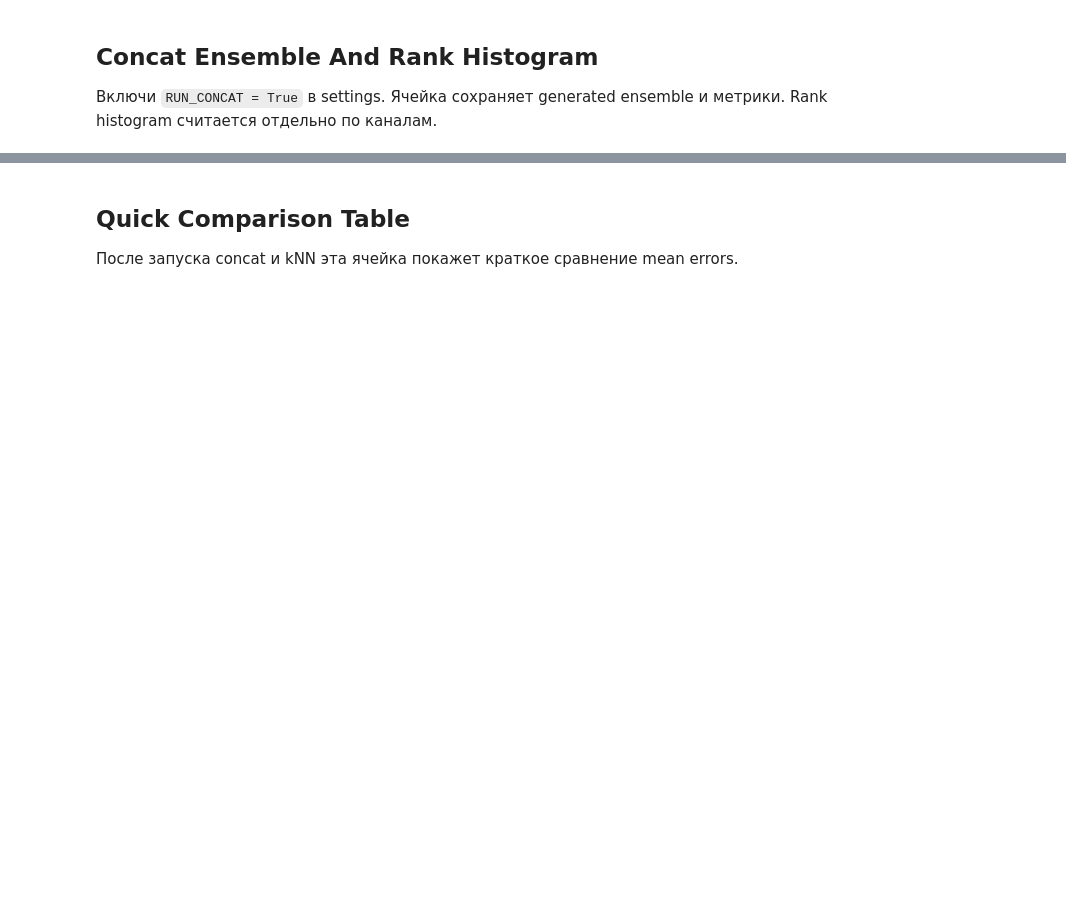
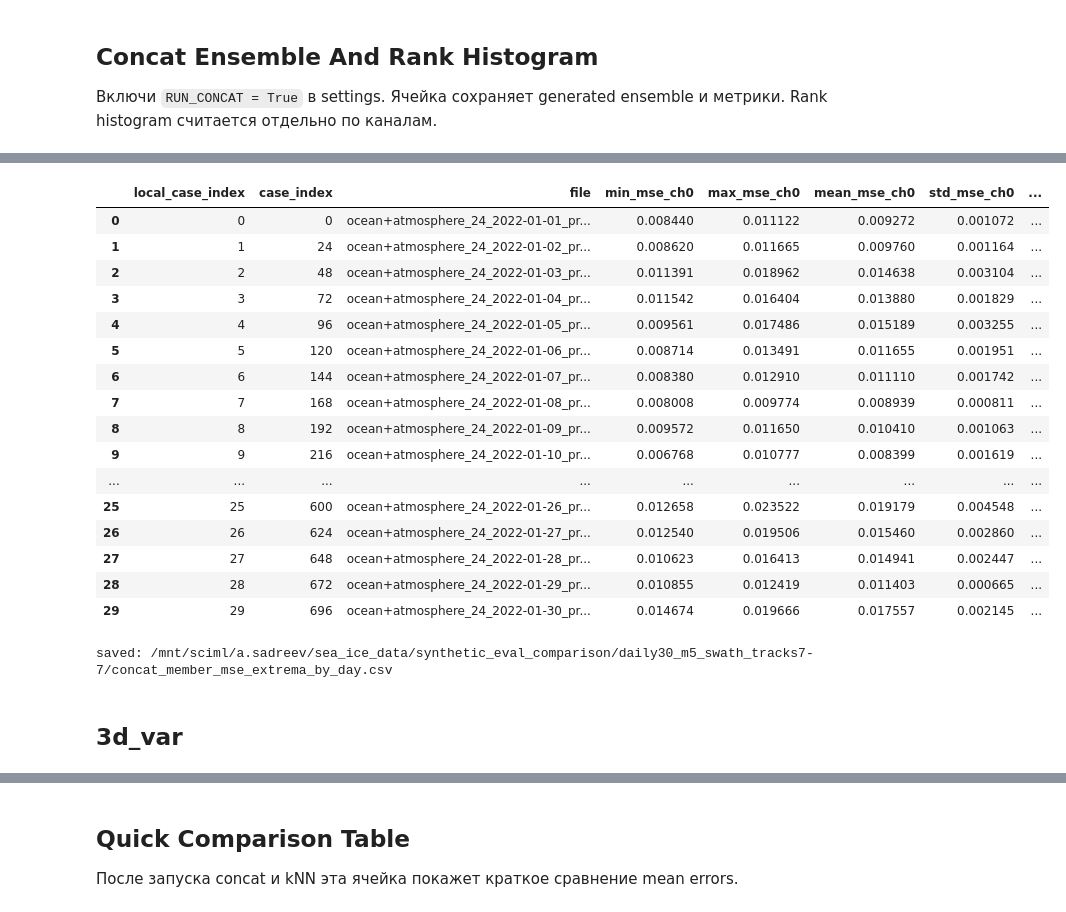
Before and after one commit to SadreevAmir/diffusion_data_assimilation, a Jupyter notebook: experiments_synthetic_eval_comparison.ipynb, the cells around one changed output, grey strips where cells are left out. Saved outputs shown, nothing was run; the diff lists cells and outputs as text; code cells hidden in the pictures; blank space fills up the shorter version.

```diff
--- a/experiments_synthetic_eval_comparison.ipynb
+++ b/experiments_synthetic_eval_comparison.ipynb
@@ -74,7 +85,7 @@ print('precomputed    =', PRECOMPUTED_DIR)
 # %%
 N_CASES = 30          # switch to 365 later
 DAILY_STRIDE = 24     # hourly data -> one case per day
-ENSEMBLE_SIZE = 15
+ENSEMBLE_SIZE = 5
 
 MASK_TYPE = 'swath'   # swath, random, block
 DENSITY = 0.05        # used by random/block; recorded for swath
@@ -90,7 +101,7 @@ METHOD = 'euler'
 RANK_STRIDE = 16
 KNN_CHANNEL_WEIGHTS = np.array([1.0, 1.0], dtype=np.float32)
 
-RUN_CONCAT = False
+RUN_CONCAT = True
 RUN_KNN_TOP1 = False
 
 RUN_TAG = f'daily{N_CASES}_m{ENSEMBLE_SIZE}_{MASK_TYPE}_tracks{N_TRACKS_RANGE[0]}-{N_TRACKS_RANGE[1]}'
@@ -310,0 +414,52 @@ else:
+# %%
+concat_member_mse_extrema = (
+    concat_member_mse
+    .groupby(['local_case_index', 'case_index', 'file'], as_index=False)
+    .agg(
+        min_mse_ch0=('mse_ch0', 'min'),
+        max_mse_ch0=('mse_ch0', 'max'),
+        mean_mse_ch0=('mse_ch0', 'mean'),
+        std_mse_ch0=('mse_ch0', 'std'),
+
+        min_rmse_ch0=('rmse_ch0', 'min'),
+        max_rmse_ch0=('rmse_ch0', 'max'),
+        mean_rmse_ch0=('rmse_ch0', 'mean'),
+
+        min_mse_ch1=('mse_ch1', 'min'),
+        max_mse_ch1=('mse_ch1', 'max'),
+        mean_mse_ch1=('mse_ch1', 'mean'),
+        std_mse_ch1=('mse_ch1', 'std'),
+
+        min_mse_all_channels=('mse_all_channels', 'min'),
+        max_mse_all_channels=('mse_all_channels', 'max'),
+        mean_mse_all_channels=('mse_all_channels', 'mean'),
+        std_mse_all_channels=('mse_all_channels', 'std'),
+    )
+)
+
+display(concat_member_mse_extrema)
+
+out_csv = OUT_DIR / 'concat_member_mse_extrema_by_day.csv'
+concat_member_mse_extrema.to_csv(out_csv, index=False)
+print('saved:', out_csv)
+# %% [output]
+|  | local_case_index | case_index | file | min_mse_ch0 | max_mse_ch0 | mean_mse_ch0 | std_mse_ch0 | ... |
+| 0 | 0 | 0 | ocean+atmosphere_24_2022-01-01_pr... | 0.008440 | 0.011122 | 0.009272 | 0.001072 | ... |
+| 1 | 1 | 24 | ocean+atmosphere_24_2022-01-02_pr... | 0.008620 | 0.011665 | 0.009760 | 0.001164 | ... |
+| 2 | 2 | 48 | ocean+atmosphere_24_2022-01-03_pr... | 0.011391 | 0.018962 | 0.014638 | 0.003104 | ... |
+| 3 | 3 | 72 | ocean+atmosphere_24_2022-01-04_pr... | 0.011542 | 0.016404 | 0.013880 | 0.001829 | ... |
+| 4 | 4 | 96 | ocean+atmosphere_24_2022-01-05_pr... | 0.009561 | 0.017486 | 0.015189 | 0.003255 | ... |
+| 5 | 5 | 120 | ocean+atmosphere_24_2022-01-06_pr... | 0.008714 | 0.013491 | 0.011655 | 0.001951 | ... |
+| 6 | 6 | 144 | ocean+atmosphere_24_2022-01-07_pr... | 0.008380 | 0.012910 | 0.011110 | 0.001742 | ... |
+| 7 | 7 | 168 | ocean+atmosphere_24_2022-01-08_pr... | 0.008008 | 0.009774 | 0.008939 | 0.000811 | ... |
+| 8 | 8 | 192 | ocean+atmosphere_24_2022-01-09_pr... | 0.009572 | 0.011650 | 0.010410 | 0.001063 | ... |
+| 9 | 9 | 216 | ocean+atmosphere_24_2022-01-10_pr... | 0.006768 | 0.010777 | 0.008399 | 0.001619 | ... |
+| ... | ... | ... | ... | ... | ... | ... | ... | ... |
+| 25 | 25 | 600 | ocean+atmosphere_24_2022-01-26_pr... | 0.012658 | 0.023522 | 0.019179 | 0.004548 | ... |
+| 26 | 26 | 624 | ocean+atmosphere_24_2022-01-27_pr... | 0.012540 | 0.019506 | 0.015460 | 0.002860 | ... |
+| 27 | 27 | 648 | ocean+atmosphere_24_2022-01-28_pr... | 0.010623 | 0.016413 | 0.014941 | 0.002447 | ... |
+| 28 | 28 | 672 | ocean+atmosphere_24_2022-01-29_pr... | 0.010855 | 0.012419 | 0.011403 | 0.000665 | ... |
+| 29 | 29 | 696 | ocean+atmosphere_24_2022-01-30_pr... | 0.014674 | 0.019666 | 0.017557 | 0.002145 | ... |
+saved: /mnt/sciml/a.sadreev/sea_ice_data/synthetic_eval_comparison/daily30_m5_swath_tracks7-7/concat_member_mse_extrema_by_day.csv
+# %% [markdown]
+## 3d_var
```
Also changed, not shown: parts of 15 cells of this notebook, 5 other files.
